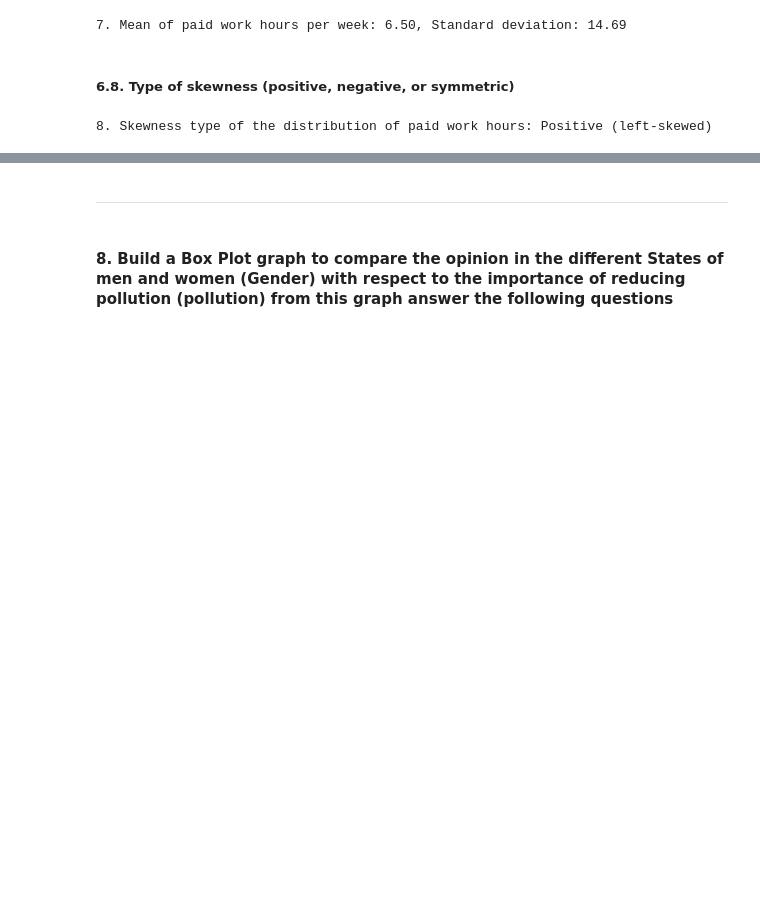
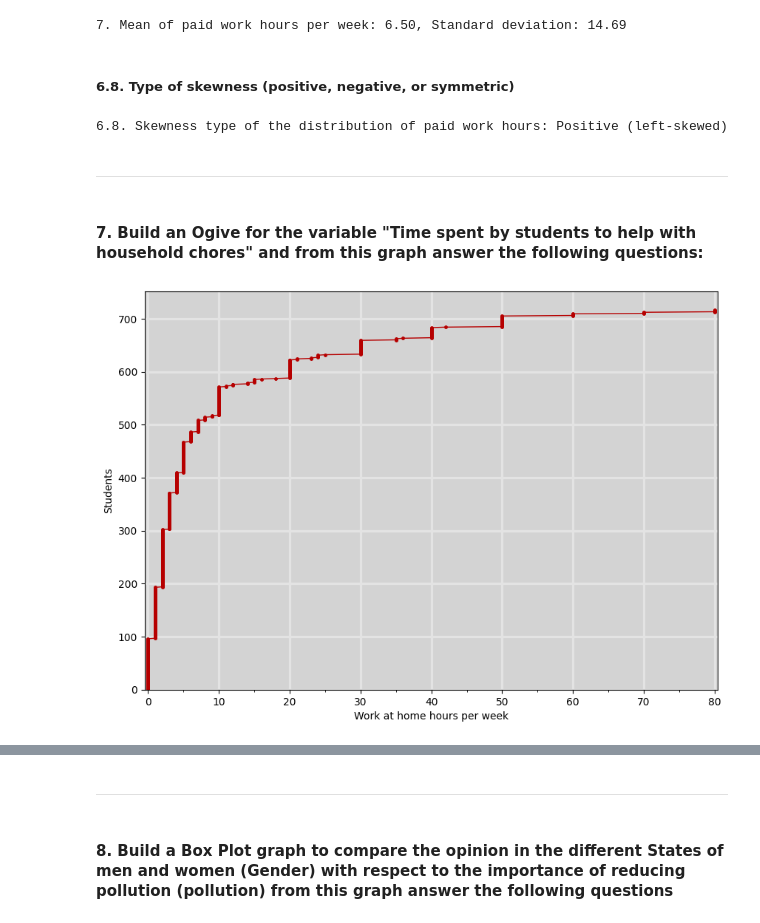
Before and after one commit to DCajiao/Statistical-analysis-project-, a Jupyter notebook: EDA.ipynb, the cells around one changed output, grey strips where cells are left out. Saved outputs shown, nothing was run; the diff lists cells and outputs as text; code cells hidden in the pictures; blank space fills up the shorter version.

```diff
--- a/EDA.ipynb
+++ b/EDA.ipynb
@@ -490,6 +503,28 @@ elif skewness < 0:
 else:
     skew_type = 'Symmetric'
 
-print("8. Skewness type of the distribution of paid work hours: {}".format(skew_type))
+print("6.8. Skewness type of the distribution of paid work hours: {}".format(skew_type))
 # %% [output]
-8. Skewness type of the distribution of paid work hours: Positive (left-skewed)
+6.8. Skewness type of the distribution of paid work hours: Positive (left-skewed)
+# %% [markdown]
+---
+# %% [markdown]
+#### 7. Build an Ogive for the variable "Time spent by students to help with household chores" and from this graph answer the following questions:
+# %%
+#Plot the Ogive
+wah = "Work_At_Home_Hours"
+df_wah_sorted = df.sort_values(by=wah) #we create the narray of the Work_At_Home_Hours column and sort it in ascending order
+frcumul = df_wah_sorted.reset_index().index + 1 #create the narray of the Work_At_Home_Hours cummulative frequence
+
+fig, ax = plt.subplots(figsize=(10,7))
+ax.set_facecolor('lightgrey')
+ax.plot(df_wah_sorted[wah].apply(lambda x: None if x >= 90 else x), frcumul, marker=".", linestyle="-", color="#B60000", markersize=5, linewidth=1)
+ax.set_xlabel("Work at home hours per week")
+ax.set_ylabel("Students")
+ax.grid(True, linestyle="-", color="#E3E3E3", linewidth=2.4)
+ax.autoscale()
+ax.set_xlim(-0.5,80.4)
+ax.set_ylim(0)
+ax.xaxis.set_minor_locator(MultipleLocator(5))
+# %% [output]
+[figure, added]
```
Also changed, not shown: parts of 41 cells of this notebook.
